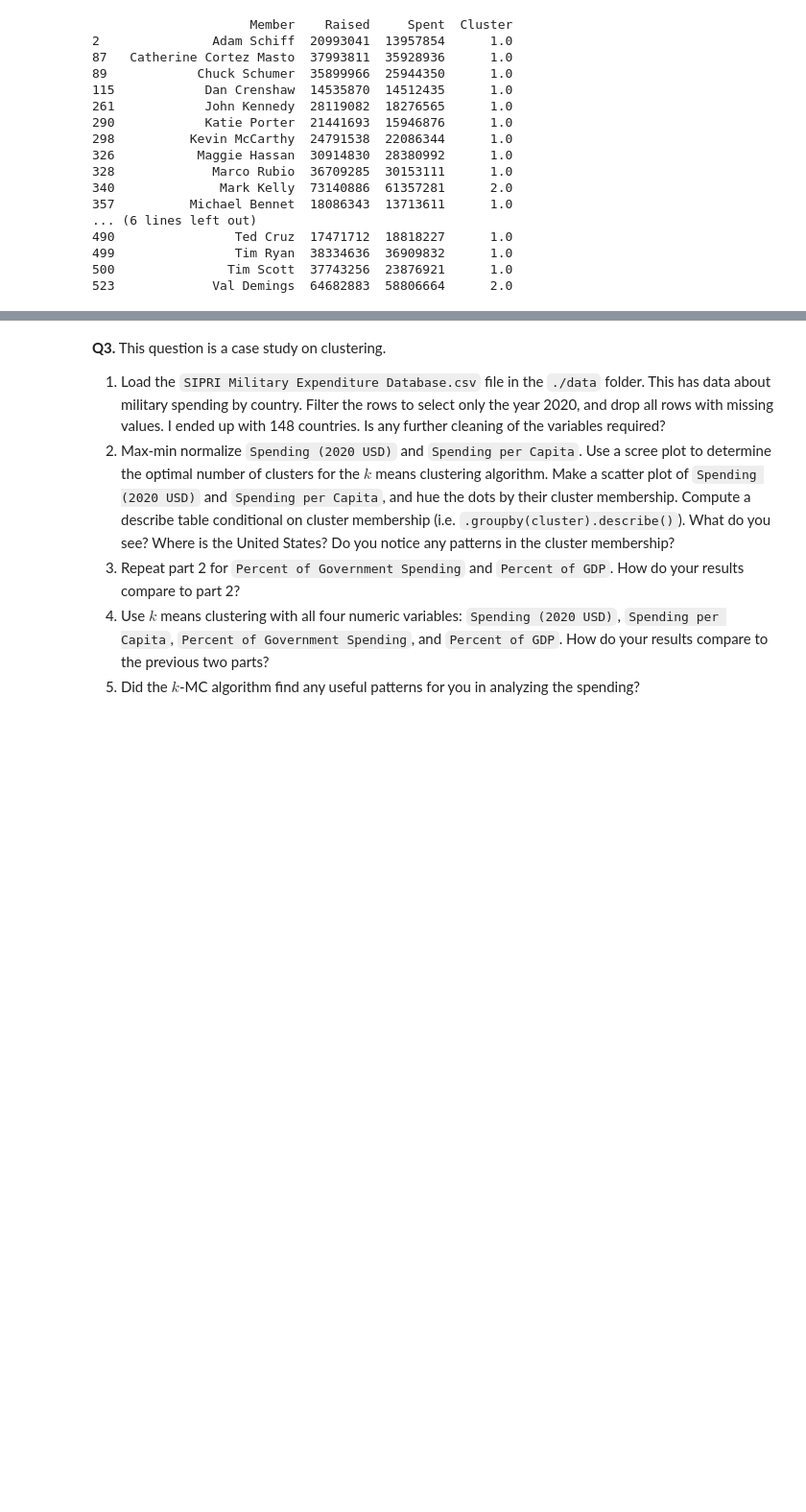
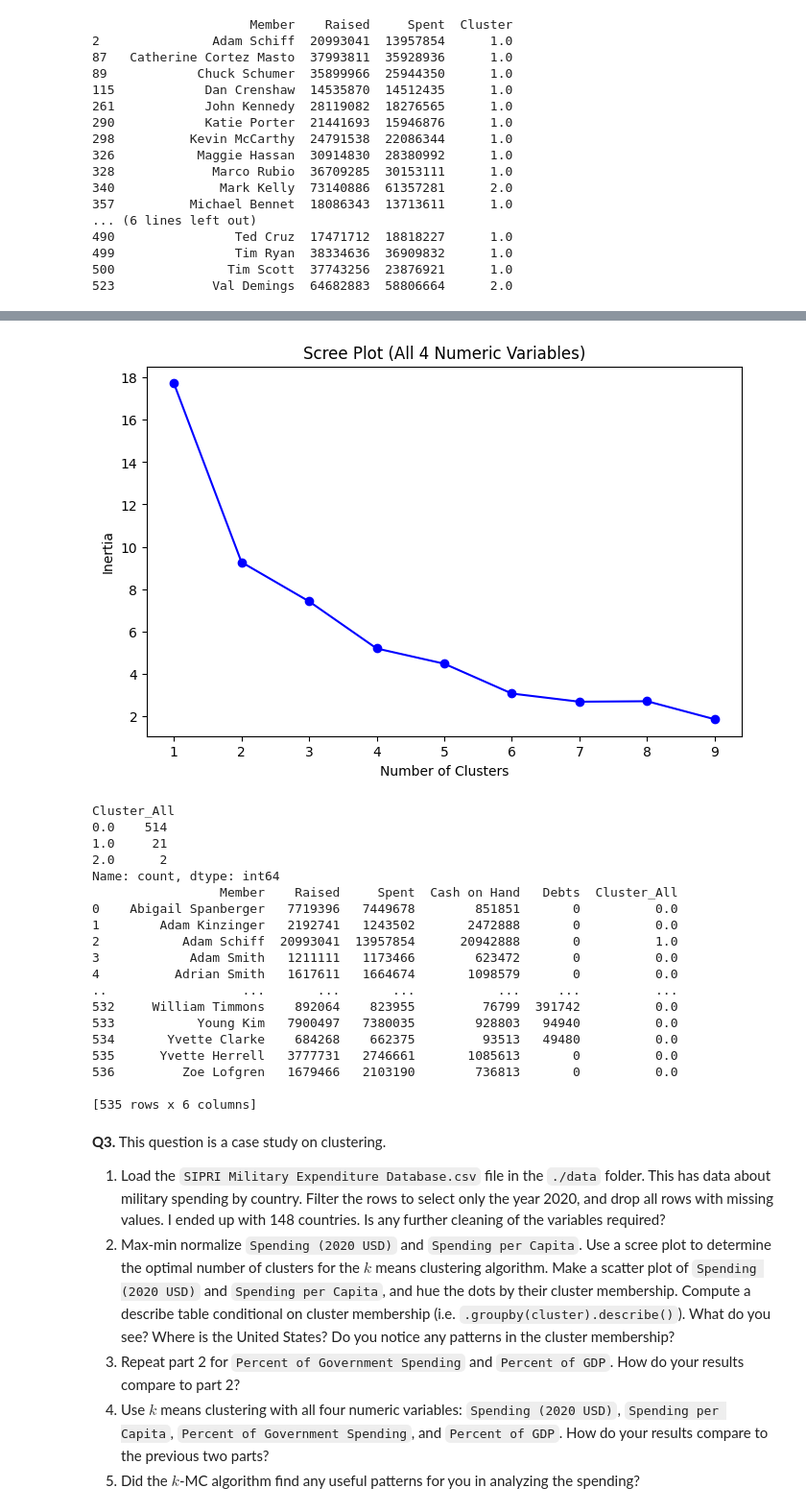
Before and after one commit to qjy9ey/clustering_assignment, a Jupyter notebook: assignment_clustering.ipynb, the cells around one changed output, grey strips where cells are left out. Shown at 96% size. Cells and saved outputs as stored; diff of their text form; code cells hidden in the pictures; blank space fills up the shorter version.

```diff
--- a/assignment_clustering.ipynb
+++ b/assignment_clustering.ipynb
@@ -226,3 +286,54 @@ print(smallest_politicians)
+# %%
+Z = df[['Raised', 'Spent', 'Cash on Hand', 'Debts']].dropna()
+
+scaler = MinMaxScaler()
+Z_scaled = scaler.fit_transform(Z)
+
+inertia = []
+K = range(1, 10)
+for k in K:
+    kmeans = KMeans(n_clusters=k, random_state=42)
+    kmeans.fit(Z_scaled)
+    inertia.append(kmeans.inertia_)
+
+plt.figure(figsize=(8,5))
+plt.plot(K, inertia, 'bo-')
+plt.xlabel('Number of Clusters')
+plt.ylabel('Inertia')
+plt.title('Scree Plot (All 4 Numeric Variables)')
+plt.show()
+
+optimal_k = 3
+kmeans = KMeans(n_clusters=optimal_k, random_state=42)
+df.loc[Z.index, 'Cluster_All'] = kmeans.fit_predict(Z_scaled)
+
+cluster_sizes_all = df['Cluster_All'].value_counts()
+print(cluster_sizes_all)
+
+smallest_clusters_all = cluster_sizes_all.index[:2]
+smallest_politicians_all = df[df['Cluster_All'].isin(smallest_clusters_all)][['Member', 'Raised', 'Spent', 'Cash on Hand', 'Debts', 'Cluster_All']]
+print(smallest_politicians_all)
+# %% [output]
+[figure, added]
+Cluster_All
+0.0    514
+1.0     21
+2.0      2
+Name: count, dtype: int64
+                 Member    Raised     Spent  Cash on Hand   Debts  Cluster_All
+0    Abigail Spanberger   7719396   7449678        851851       0          0.0
+1        Adam Kinzinger   2192741   1243502       2472888       0          0.0
+2           Adam Schiff  20993041  13957854      20942888       0          1.0
+3            Adam Smith   1211111   1173466        623472       0          0.0
+4          Adrian Smith   1617611   1664674       1098579       0          0.0
+..                  ...       ...       ...           ...     ...          ...
+532     William Timmons    892064    823955         76799  391742          0.0
+533           Young Kim   7900497   7380035        928803   94940          0.0
+534       Yvette Clarke    684268    662375         93513   49480          0.0
+535      Yvette Herrell   3777731   2746661       1085613       0          0.0
+536         Zoe Lofgren   1679466   2103190        736813       0          0.0
+
+[535 rows x 6 columns]
 # %% [markdown]
 **Q3.** This question is a case study on clustering.
 
```
Also changed, not shown: parts of 2 cells of this notebook.
